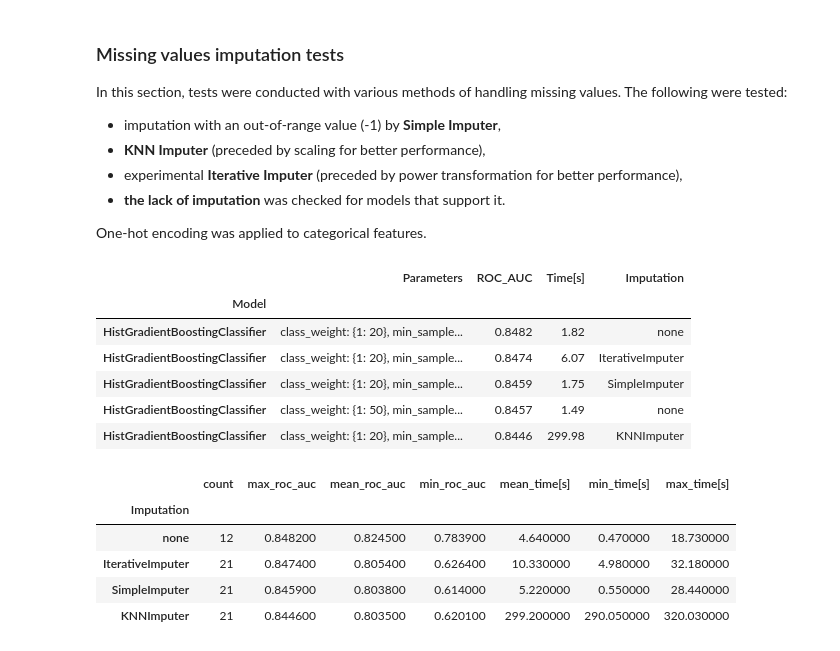
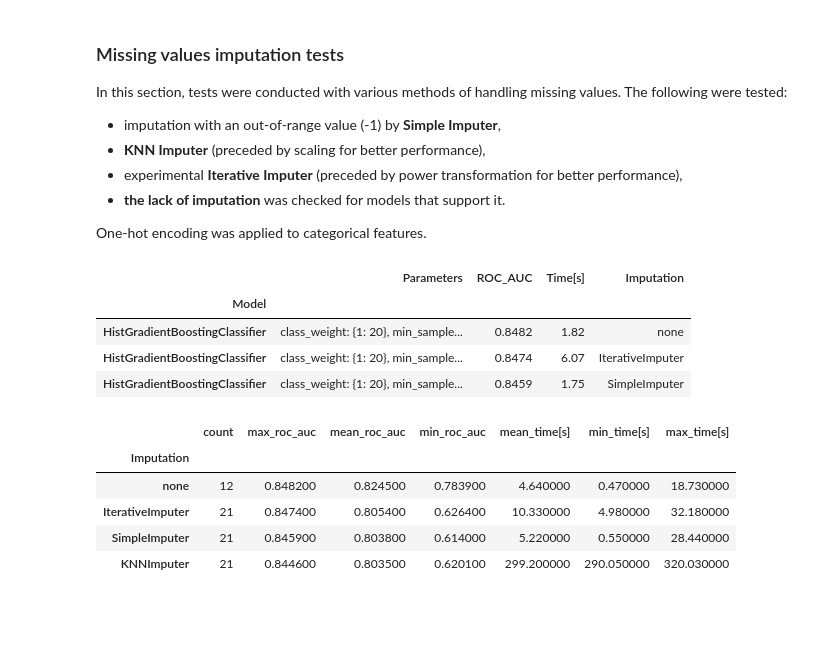
Before and after one commit to k-katarzyna/Lead_Conversion_Probability, a Jupyter notebook: Happy_Customer_Bank/Project_main.ipynb, the cells around one changed output. Saved outputs shown, nothing was run; the diff lists cells and outputs as text; code cells hidden in the pictures; blank space fills up the shorter version.

```diff
--- a/Happy_Customer_Bank/Project_main.ipynb
+++ b/Happy_Customer_Bank/Project_main.ipynb
@@ -265,15 +261,13 @@ results_imp = imputation_test(X_train, y_train,
 # %%
 # results_imp = pd.read_csv(results_imp_path)
 
-results_imp.set_index("Model").sort_values(by = ["ROC_AUC"], ascending = False).head()
+results_imp.set_index("Model").sort_values(by = ["ROC_AUC"], ascending = False).head(3)
 # %% [output]
 |  | Parameters | ROC_AUC | Time[s] | Imputation |
 | Model |  |  |  |  |
 | HistGradientBoostingClassifier | class_weight: {1: 20}, min_sample... | 0.8482 | 1.82 | none |
 | HistGradientBoostingClassifier | class_weight: {1: 20}, min_sample... | 0.8474 | 6.07 | IterativeImputer |
 | HistGradientBoostingClassifier | class_weight: {1: 20}, min_sample... | 0.8459 | 1.75 | SimpleImputer |
-| HistGradientBoostingClassifier | class_weight: {1: 50}, min_sample... | 0.8457 | 1.49 | none |
-| HistGradientBoostingClassifier | class_weight: {1: 20}, min_sample... | 0.8446 | 299.98 | KNNImputer |
 # %%
 summarize_results(results_imp, column_to_group_by = "Imputation")
 # %% [output]
```
Also changed, not shown: parts of 9 cells of this notebook, 8 other files.
